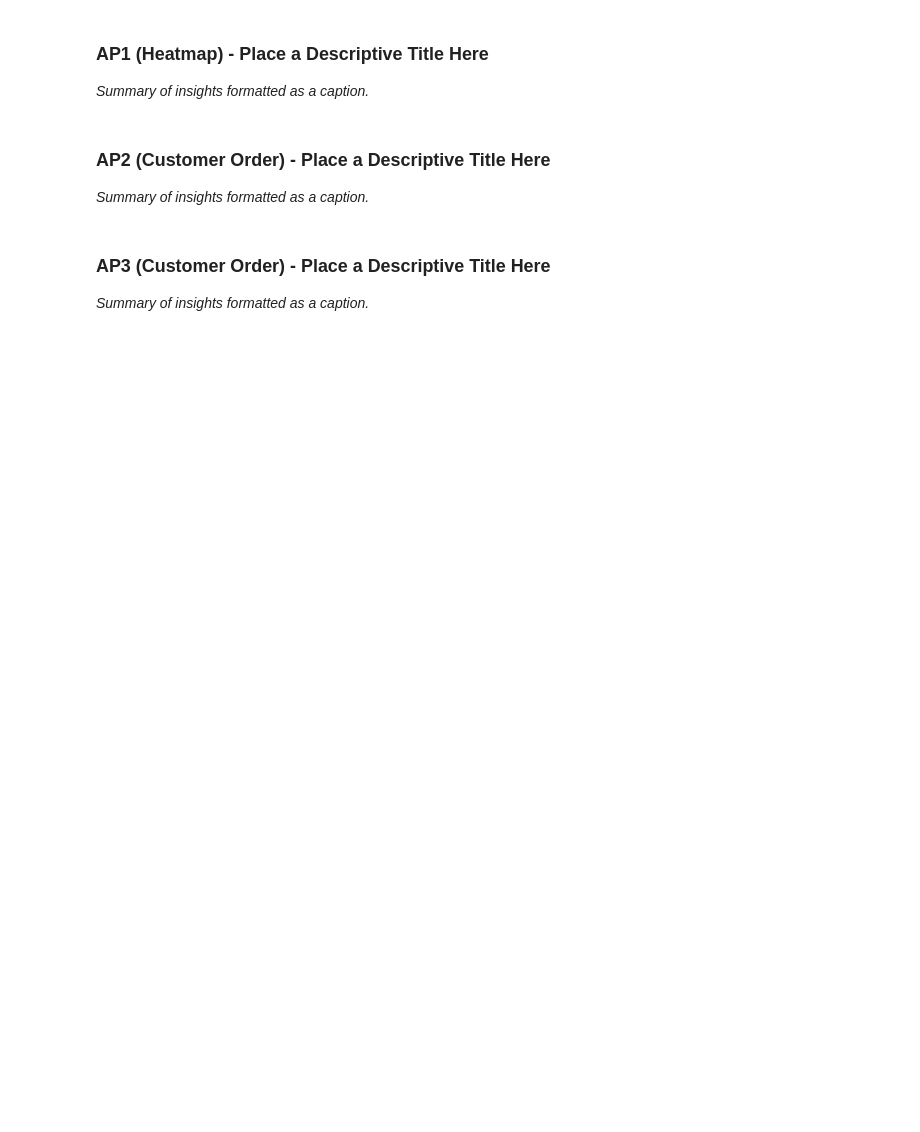
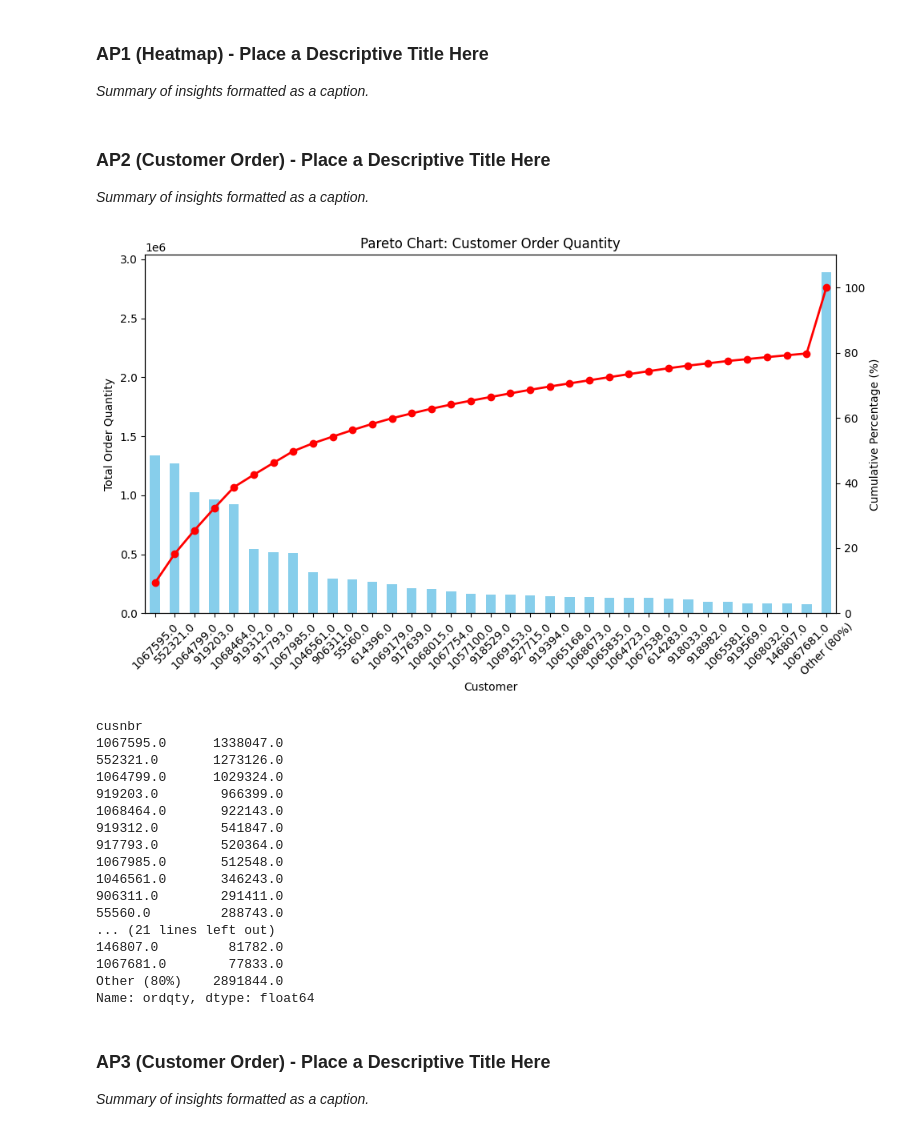
Before and after one commit to TSNijhuis/WarehousingAS1, a Jupyter notebook: wh-as_activity-profiling-template.ipynb, the cells around one changed output. Cells and saved outputs as stored; diff of their text form; code cells hidden in the pictures; blank space fills up the shorter version.

```diff
--- a/wh-as_activity-profiling-template.ipynb
+++ b/wh-as_activity-profiling-template.ipynb
@@ -318,3 +116,69 @@ NameError: name 'gdown' is not defined
+# %%
+import pandas as pd
+import matplotlib.pyplot as plt
+
+# Load data
+customer_orders = (
+    pd.read_csv(folder / 'dc23Sales04.txt', sep='\t').groupby('cusnbr')['ordqty'].sum().sort_values(ascending=False)
+)
+
+# Calculate cumulative percentage
+cumulative = customer_orders.cumsum() / customer_orders.sum()
+
+# Find cutoff for top 20% customers (by cumulative contribution)
+cutoff_index = cumulative[cumulative <= 0.8].index  # customers in the first 80%
+top_customers = customer_orders.loc[cumulative <= 0.8]
+
+# Group remaining customers as "Other"
+other_total = customer_orders.loc[cumulative > 0.8].sum()
+
+# Build new series for plotting
+pareto_data = top_customers.copy()
+pareto_data["Other (80%)"] = other_total
+
+# Recompute cumulative percentage
+cumulative_pareto = pareto_data.cumsum() / pareto_data.sum() * 100
+
+# ---- Plot ----
+fig, ax1 = plt.subplots(figsize=(10, 6))
+
+# Bars for order quantities
+pareto_data.plot(kind="bar", ax=ax1, color="skyblue")
+ax1.set_ylabel("Total Order Quantity")
+ax1.set_xlabel("Customer")
+ax1.set_title("Pareto Chart: Customer Order Quantity")
+ax1.tick_params(axis="x", labelrotation=45)
+
+# Cumulative % line
+ax2 = ax1.twinx()
+cumulative_pareto.plot(ax=ax2, color="red", marker="o", linewidth=2)
+ax2.set_ylabel("Cumulative Percentage (%)")
+ax2.set_ylim([0, 110])
+
+plt.tight_layout()
+plt.show()
+
+# Show final aggregated customer data
+print(pareto_data)
+# %% [output]
+[figure, added]
+cusnbr
+1067595.0      1338047.0
+552321.0       1273126.0
+1064799.0      1029324.0
+919203.0        966399.0
+1068464.0       922143.0
+919312.0        541847.0
+917793.0        520364.0
+1067985.0       512548.0
+1046561.0       346243.0
+906311.0        291411.0
+55560.0         288743.0
+... (21 lines left out)
+146807.0         81782.0
+1067681.0        77833.0
+Other (80%)    2891844.0
+Name: ordqty, dtype: float64
 # %% [markdown]
 ### AP3 (Customer Order) - Place a Descriptive Title Here
 
```
Also changed, not shown: parts of 8 cells of this notebook.
